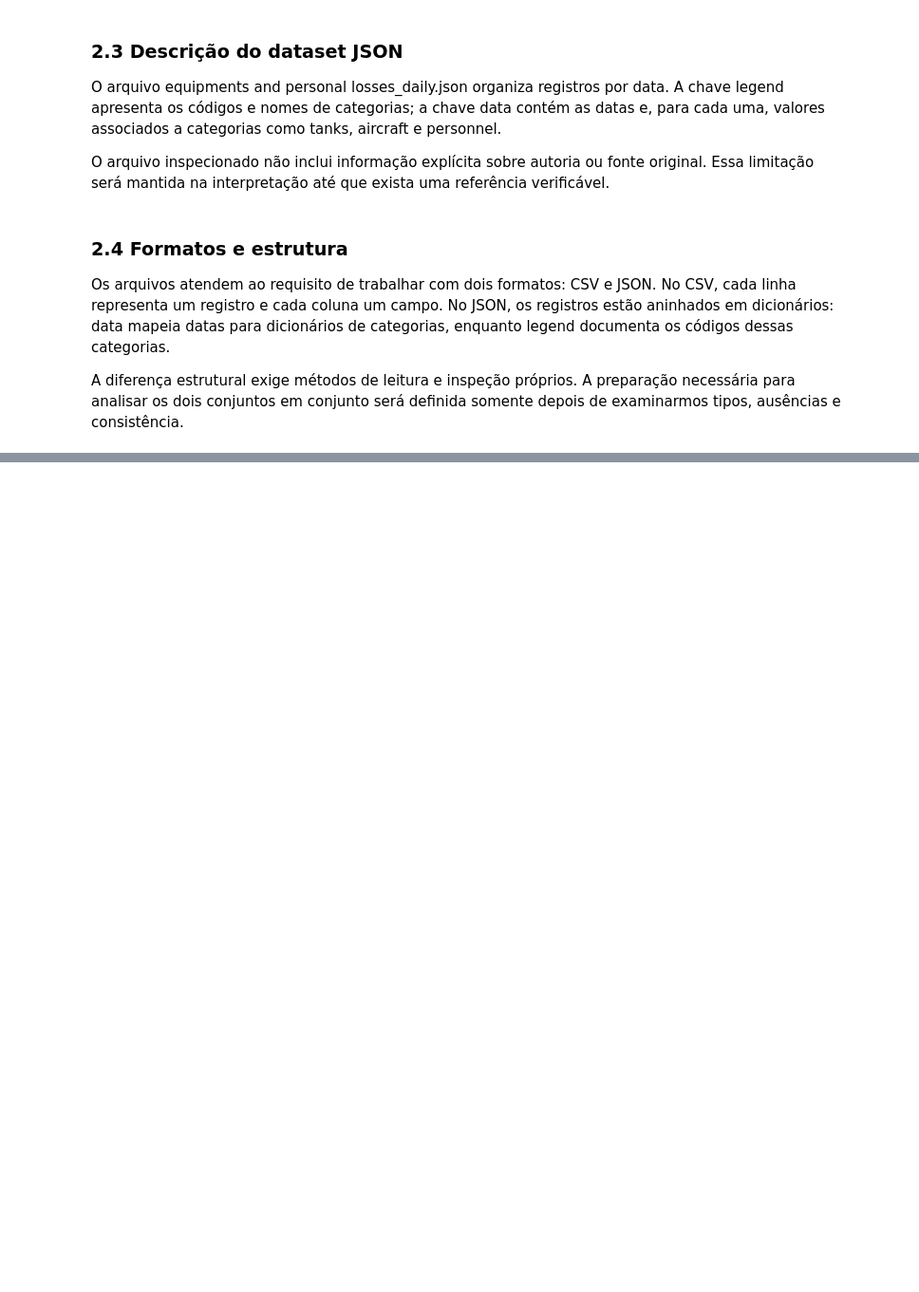
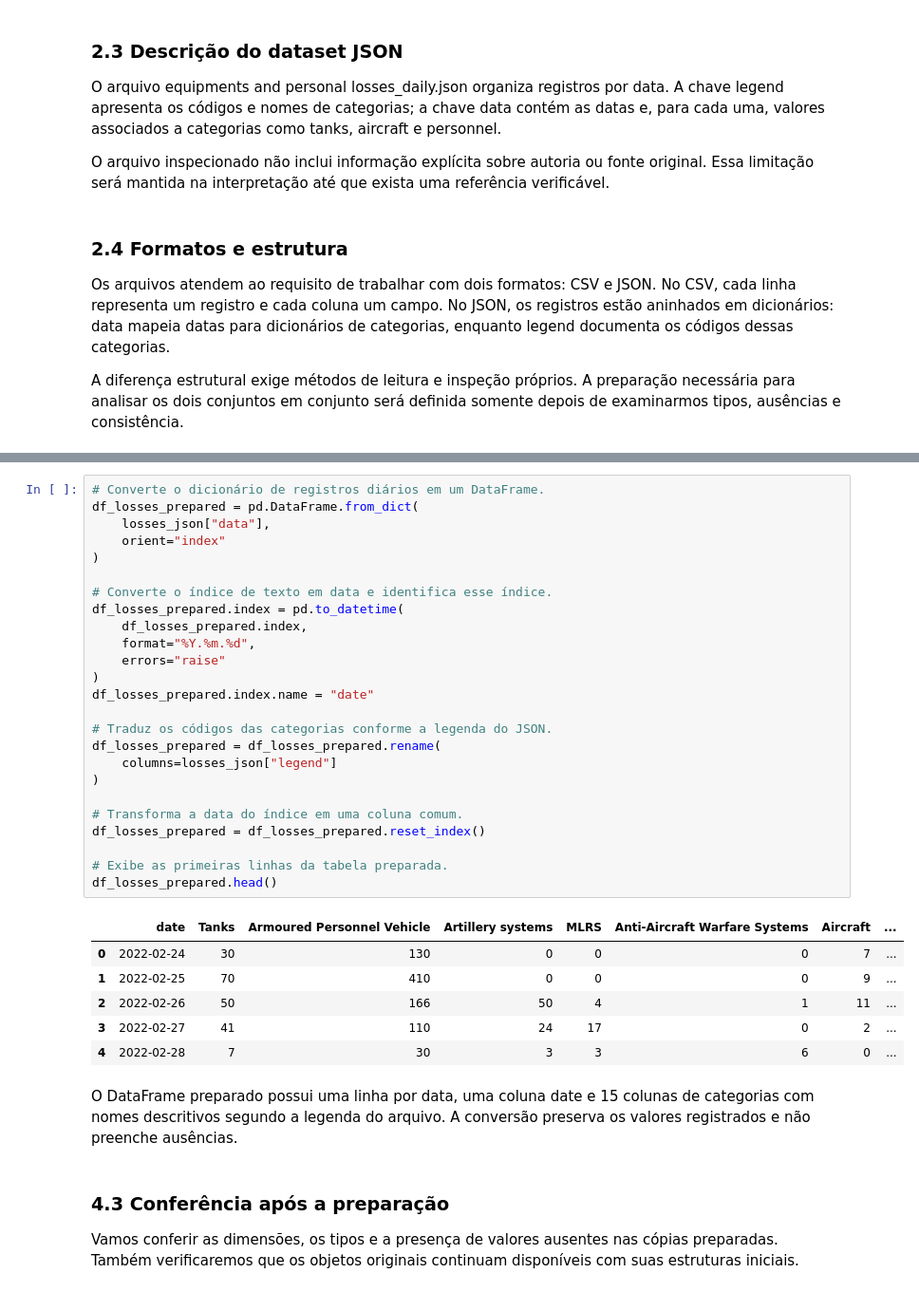
Before and after one commit to TW1ST3RX10/Russo-Ukrainian_War-DC, a Jupyter notebook: notebooks/Analise_Exploratoria.ipynb, the cells around one changed output, grey strips where cells are left out. Shown at 95% size. Saved outputs shown, nothing was run; the diff lists cells and outputs as text; blank space fills up the shorter version.

```diff
--- a/notebooks/Analise_Exploratoria.ipynb
+++ b/notebooks/Analise_Exploratoria.ipynb
@@ -200,0 +413,38 @@ A diferença estrutural exige métodos de leitura e inspeção próprios. A prep
+# %%
+# Converte o dicionário de registros diários em um DataFrame.
+df_losses_prepared = pd.DataFrame.from_dict(
+    losses_json["data"],
+    orient="index"
+)
+
+# Converte o índice de texto em data e identifica esse índice.
+df_losses_prepared.index = pd.to_datetime(
+    df_losses_prepared.index,
+    format="%Y.%m.%d",
+    errors="raise"
+)
+df_losses_prepared.index.name = "date"
+
+# Traduz os códigos das categorias conforme a legenda do JSON.
+df_losses_prepared = df_losses_prepared.rename(
+    columns=losses_json["legend"]
+)
+
+# Transforma a data do índice em uma coluna comum.
+df_losses_prepared = df_losses_prepared.reset_index()
+
+# Exibe as primeiras linhas da tabela preparada.
+df_losses_prepared.head()
+# %% [output]
+|  | date | Tanks | Armoured Personnel Vehicle | Artillery systems | MLRS | Anti-Aircraft Warfare Systems | Aircraft | ... |
+| 0 | 2022-02-24 | 30 | 130 | 0 | 0 | 0 | 7 | ... |
+| 1 | 2022-02-25 | 70 | 410 | 0 | 0 | 0 | 9 | ... |
+| 2 | 2022-02-26 | 50 | 166 | 50 | 4 | 1 | 11 | ... |
+| 3 | 2022-02-27 | 41 | 110 | 24 | 17 | 0 | 2 | ... |
+| 4 | 2022-02-28 | 7 | 30 | 3 | 3 | 6 | 0 | ... |
+# %% [markdown]
+O DataFrame preparado possui uma linha por data, uma coluna date e 15 colunas de categorias com nomes descritivos segundo a legenda do arquivo. A conversão preserva os valores registrados e não preenche ausências.
+# %% [markdown]
+### 4.3 Conferência após a preparação
+
+Vamos conferir as dimensões, os tipos e a presença de valores ausentes nas cópias preparadas. Também verificaremos que os objetos originais continuam disponíveis com suas estruturas iniciais.
```
Also changed, not shown: parts of 25 cells of this notebook.
